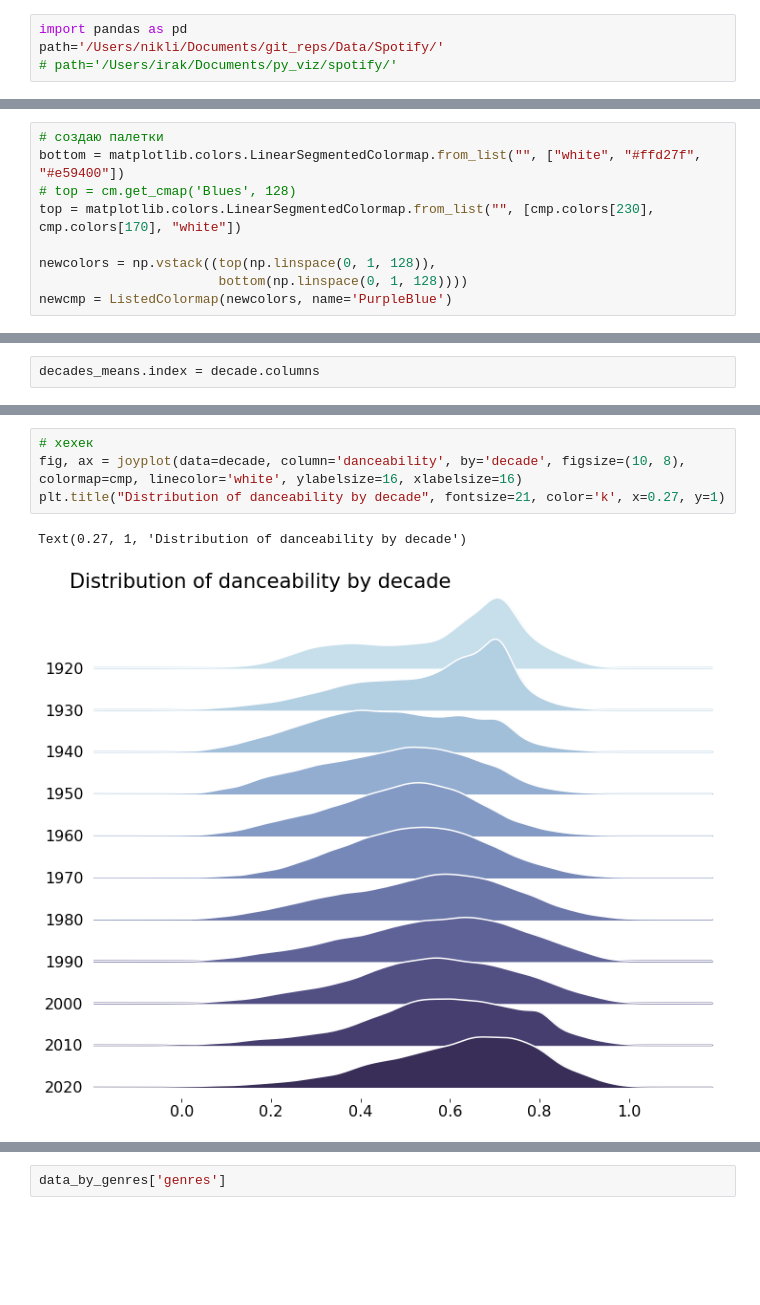
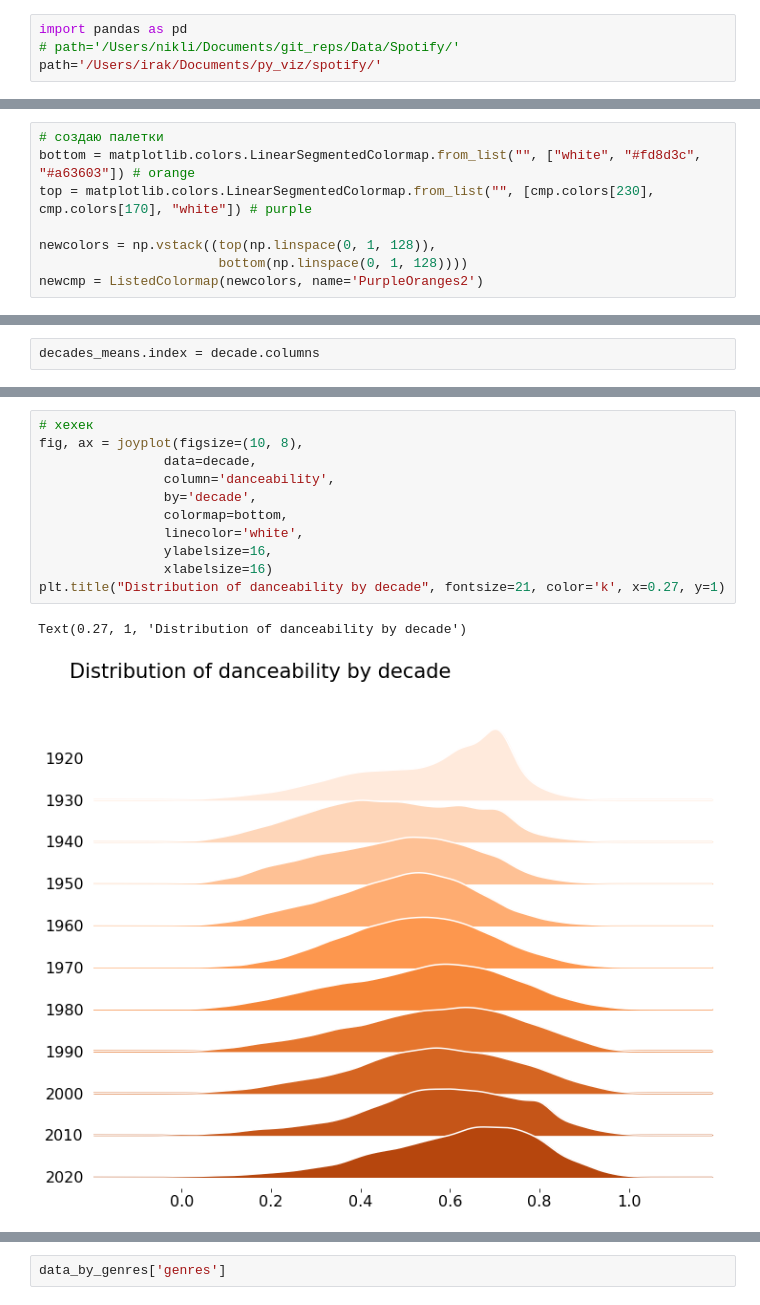
Before and after one commit to Lisstrange/Mini-examples, a Jupyter notebook: Recomendation music on Spotify Dataset.ipynb, the cells around one changed output, grey strips where cells are left out. Drawn from its saved outputs; the diff is of its cells as text; blank space fills up the shorter version.

```diff
--- a/Recomendation music on Spotify Dataset.ipynb
+++ b/Recomendation music on Spotify Dataset.ipynb
@@ -30,8 +30,8 @@ import warnings
 warnings.filterwarnings("ignore")
 # %%
 import pandas as pd
-path='/Users/nikli/Documents/git_reps/Data/Spotify/'
-# path='/Users/irak/Documents/py_viz/spotify/'
+# path='/Users/nikli/Documents/git_reps/Data/Spotify/'
+path='/Users/irak/Documents/py_viz/spotify/'
 # %%
 data=pd.read_csv(path+'data.csv')
 data_by_artist=pd.read_csv(path+'data_by_artist.csv')
@@ -264,13 +272,12 @@ title_count.head(10)
 | Silver Bells | 51 |
 # %%
 # создаю палетки
-bottom = matplotlib.colors.LinearSegmentedColormap.from_list("", ["white", "#ffd27f", "#e59400"])
-# top = cm.get_cmap('Blues', 128)
-top = matplotlib.colors.LinearSegmentedColormap.from_list("", [cmp.colors[230], cmp.colors[170], "white"])
+bottom = matplotlib.colors.LinearSegmentedColormap.from_list("", ["white", "#fd8d3c", "#a63603"]) # orange
+top = matplotlib.colors.LinearSegmentedColormap.from_list("", [cmp.colors[230], cmp.colors[170], "white"]) # purple
 
 newcolors = np.vstack((top(np.linspace(0, 1, 128)),
                        bottom(np.linspace(0, 1, 128))))
-newcmp = ListedColormap(newcolors, name='PurpleBlue')
+newcmp = ListedColormap(newcolors, name='PurpleOranges2')
 # %%
 fig, ax = plt.subplots(figsize=(10,8))
 corr = numcols.corr()
@@ -366,8 +376,15 @@ Text(0.5, 0.92, 'Distribution of danceability by decade')
 # %%
 # хехек
-fig, ax = joyplot(data=decade, column='danceability', by='decade', figsize=(10, 8), colormap=cmp, linecolor='white', ylabelsize=16, xlabelsize=16)
+fig, ax = joyplot(figsize=(10, 8),
+                data=decade,
+                column='danceability',
+                by='decade',
+                colormap=bottom,
+                linecolor='white',
+                ylabelsize=16,
+                xlabelsize=16)
 plt.title("Distribution of danceability by decade", fontsize=21, color='k', x=0.27, y=1)
 # %% [output]
 Text(0.27, 1, 'Distribution of danceability by decade')
-[figure, old version]
+[figure, new version]
 # %%
```
Also changed, not shown: parts of 11 cells of this notebook.
